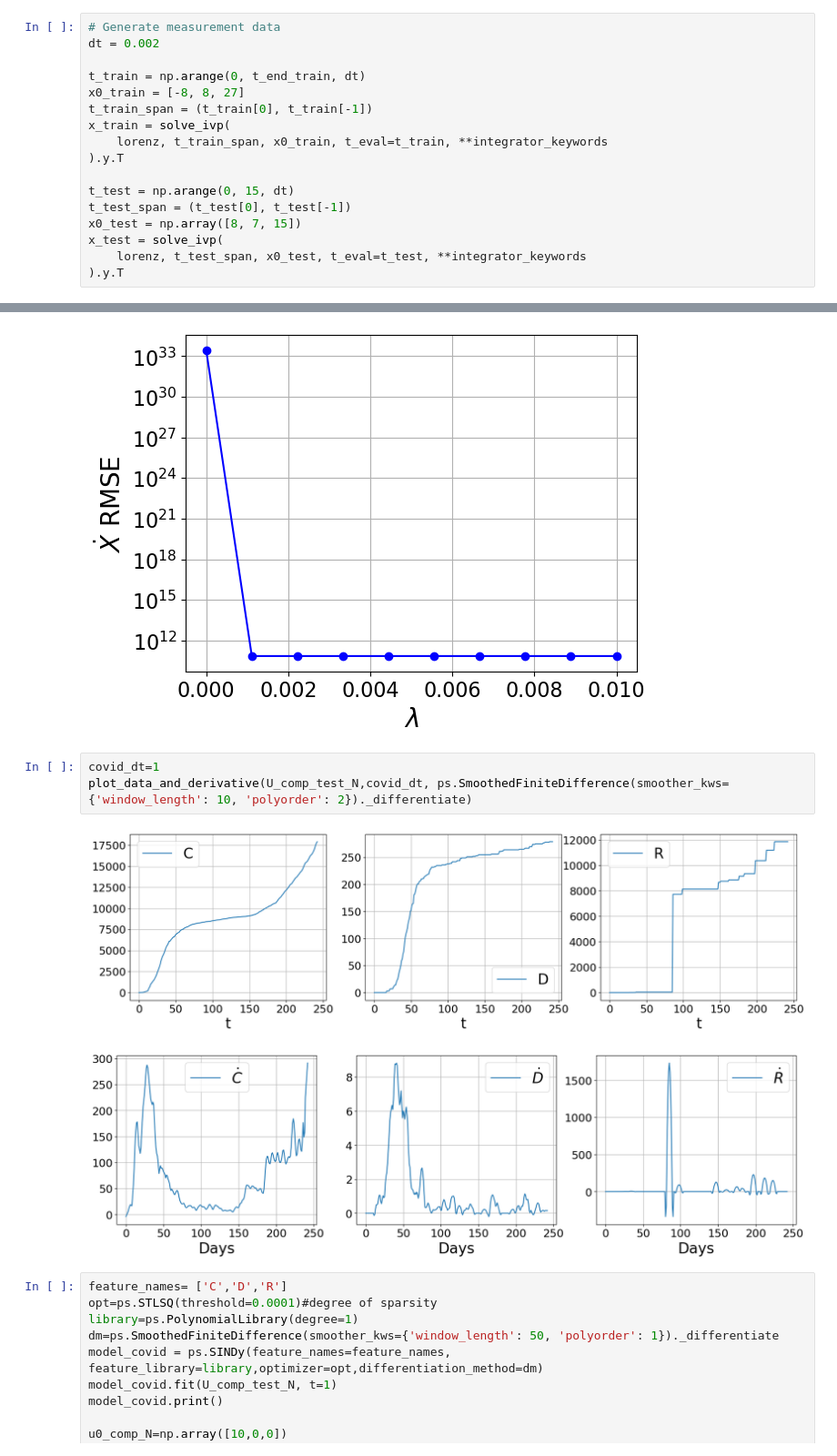
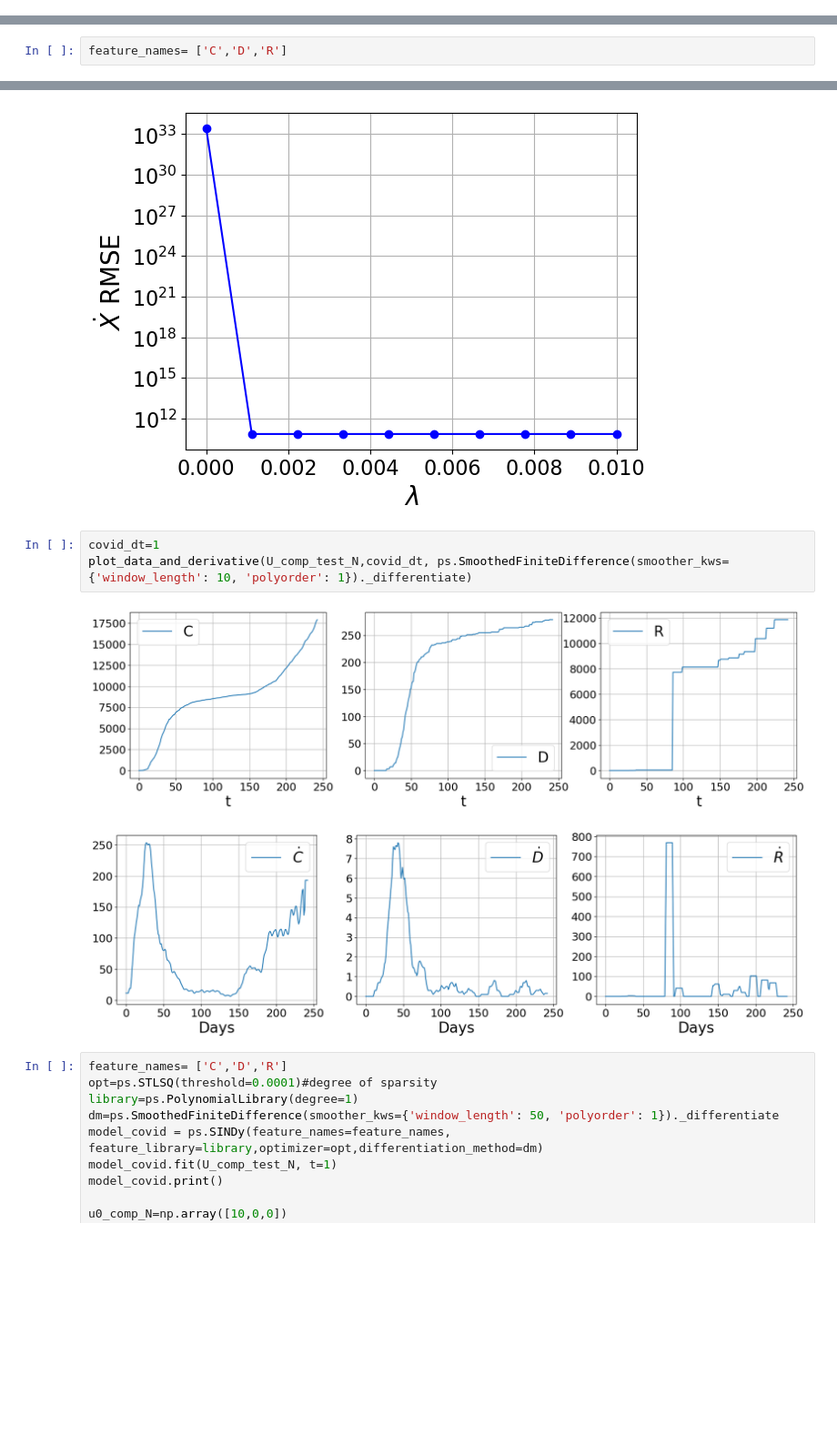
Before and after one commit to olufisayo-akindele/Sparse-Indetification-of-Nonlinear-Dynamics, a Jupyter notebook: pysindy-master/examples/1_feature_overview/Covid-19 sindy 2.ipynb, the cells around one changed output, grey strips where cells are left out. Shown at 91% size. Drawn from its saved outputs; the diff is of its cells as text; blank space fills up the shorter version.

```diff
--- a/pysindy-master/examples/1_feature_overview/Covid-19 sindy 2.ipynb
+++ b/pysindy-master/examples/1_feature_overview/Covid-19 sindy 2.ipynb
@@ -80,17 +71,0 @@ $$ \dot{z} = x y - \beta z. $$
-# %%
-# Generate measurement data
-dt = 0.002
-
-t_train = np.arange(0, t_end_train, dt)
-x0_train = [-8, 8, 27]
-t_train_span = (t_train[0], t_train[-1])
-x_train = solve_ivp(
-    lorenz, t_train_span, x0_train, t_eval=t_train, **integrator_keywords
-).y.T
-
-t_test = np.arange(0, 15, dt)
-t_test_span = (t_test[0], t_test[-1])
-x0_test = np.array([8, 7, 15])
-x_test = solve_ivp(
-    lorenz, t_test_span, x0_test, t_eval=t_test, **integrator_keywords
-).y.T
@@ -475,6 +405,8 @@ a=[  1,   2,   3,   4,   5,   6,   7,   8,   9,  10,  11,  12,  13,
        209, 210, 211, 212, 213, 214, 215, 216, 217, 218, 219, 220, 221,
        222, 223, 224, 225, 226, 227, 228, 229, 230, 231, 232, 233, 234,
        235, 236, 237, 238, 239, 240, 241, 242, 243]
+# %%
+feature_names= ['C','D','R']
 # %%
 threshold_scan = np.linspace(0.0, 0.0010, 10)
 coefs = []
@@ -606,10 +538,10 @@ plot_pareto(coefs, sparse_regression_optimizer, model_test, threshold_scan, U_co
 [figure]
 # %%
 covid_dt=1
-plot_data_and_derivative(U_comp_test_N,covid_dt, ps.SmoothedFiniteDifference(smoother_kws={'window_length': 10, 'polyorder': 2})._differentiate)
+plot_data_and_derivative(U_comp_test_N,covid_dt, ps.SmoothedFiniteDifference(smoother_kws={'window_length': 10, 'polyorder': 1})._differentiate)
 # %% [output]
 [figure]
-[figure, old version]
+[figure, new version]
 # %%
 feature_names= ['C','D','R']
 opt=ps.STLSQ(threshold=0.0001)#degree of sparsity
```
Also changed, not shown: parts of 12 cells of this notebook.
